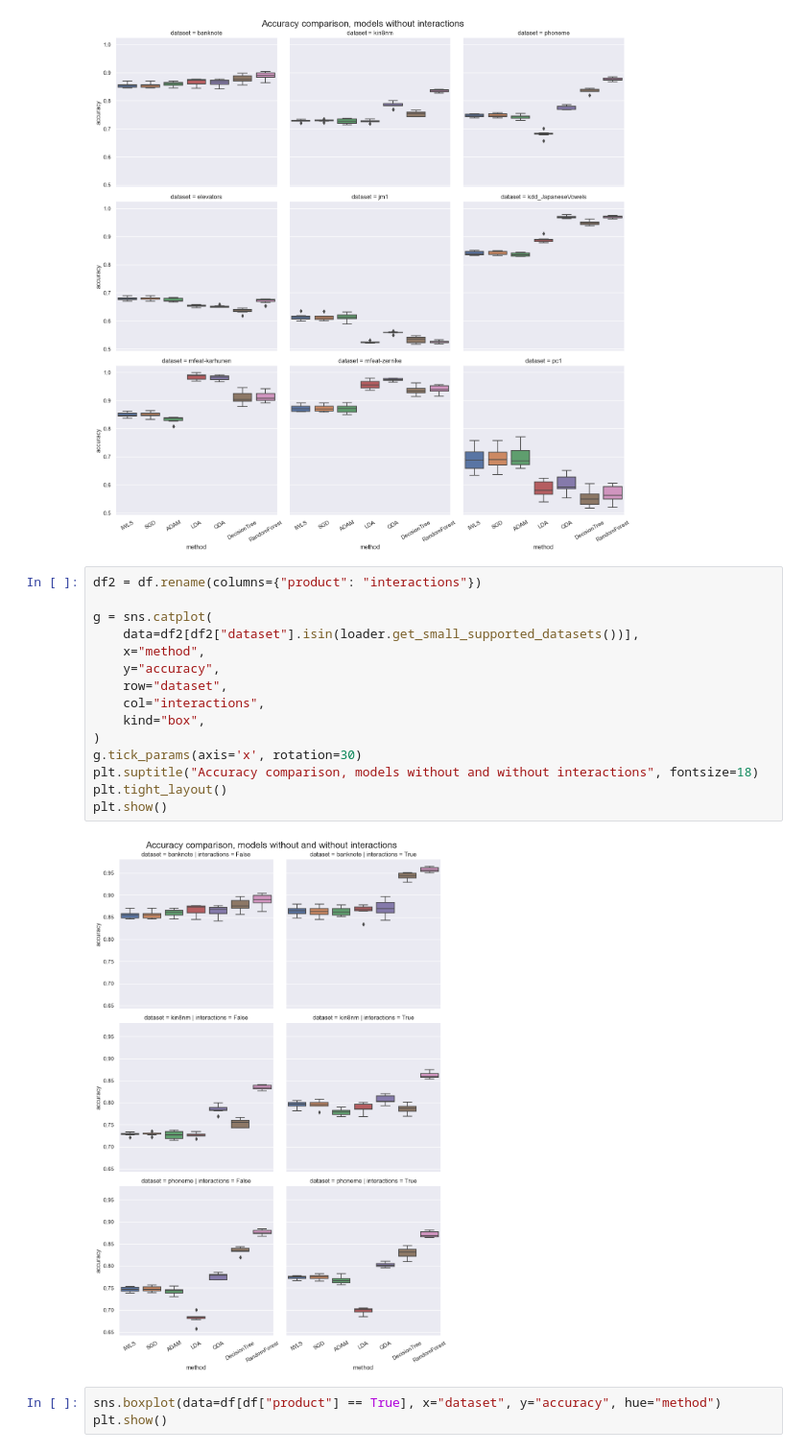
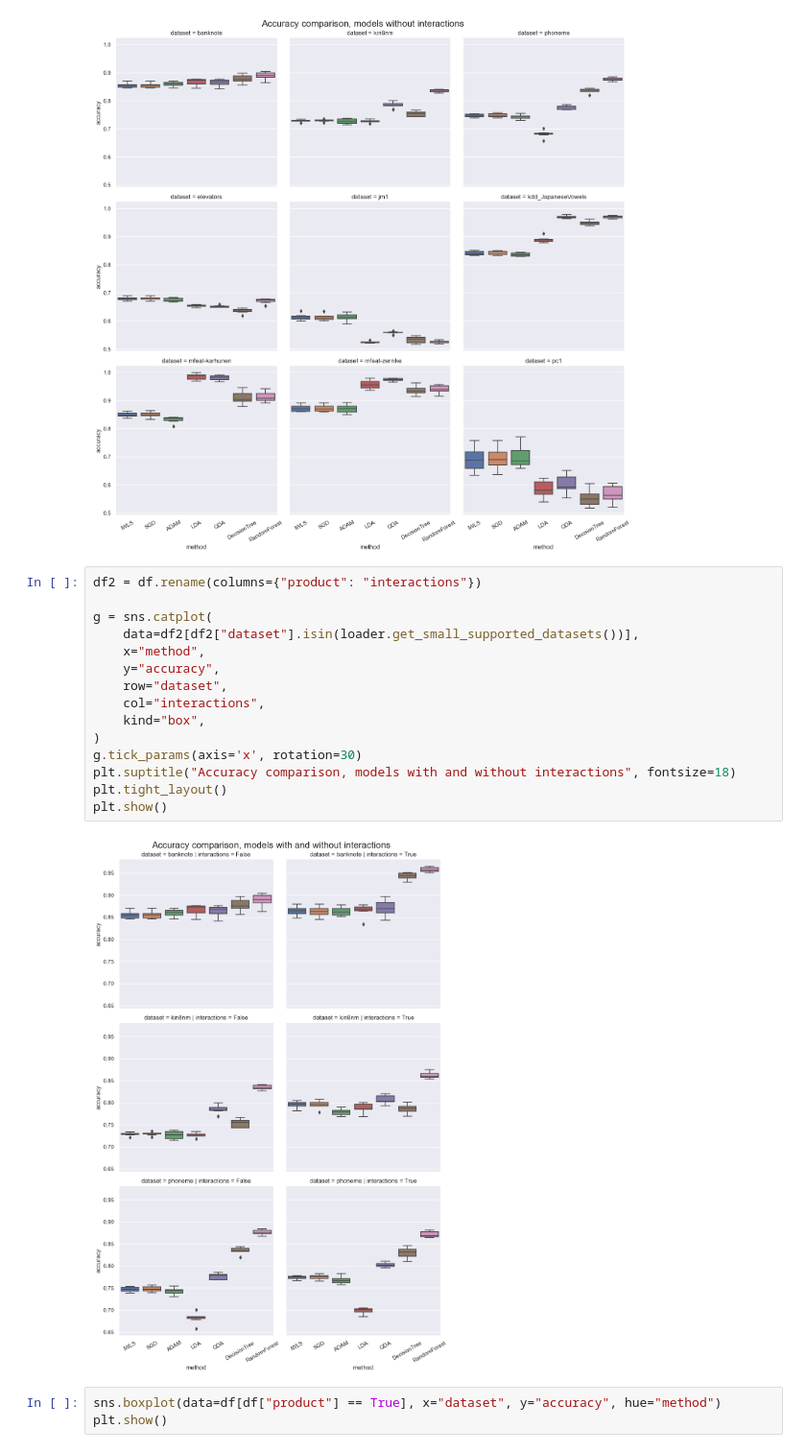
Before and after one commit to dyrewucktv/aml_projekt, a Jupyter notebook: classification_performance_analysis.ipynb, the cells around one changed output. Shown at 96% size. Drawn from its saved outputs; the diff is of its cells as text.

```diff
--- a/classification_performance_analysis.ipynb
+++ b/classification_performance_analysis.ipynb
@@ -75,20 +75,20 @@ plt.show()
 # %%
 df2 = df.rename(columns={"product": "interactions"})
 
 g = sns.catplot(
     data=df2[df2["dataset"].isin(loader.get_small_supported_datasets())],
     x="method",
     y="accuracy",
     row="dataset",
     col="interactions",
     kind="box",
 )
 g.tick_params(axis='x', rotation=30)
-plt.suptitle("Accuracy comparison, models without and without interactions", fontsize=18)
+plt.suptitle("Accuracy comparison, models with and without interactions", fontsize=18)
 plt.tight_layout()
 plt.show()
 # %% [output]
-[figure, old version]
+[figure, new version]
 # %%
 sns.boxplot(data=df[df["product"] == True], x="dataset", y="accuracy", hue="method")
 plt.show()
```
Also changed, not shown: 1 other file.
